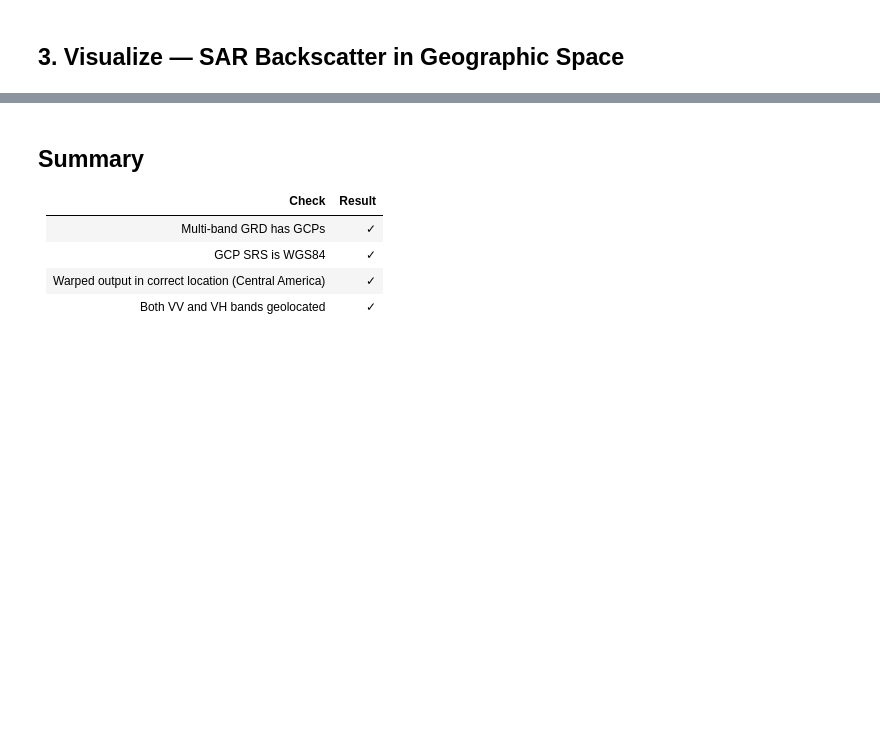
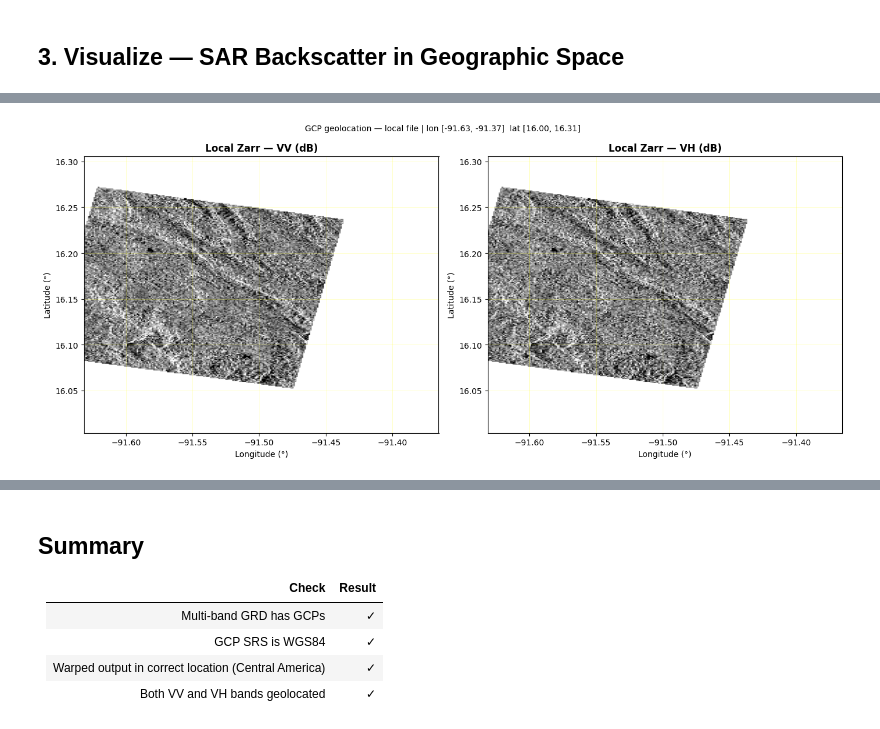
Before and after one commit to EOPF-Sample-Service/GDAL-ZARR-EOPF, a Jupyter notebook: notebooks/14-Sentinel-1-GRD-Geolocation-Verification.ipynb, the cells around one changed output, grey strips where cells are left out. Cells and saved outputs as stored; diff of their text form; code cells hidden in the pictures; blank space fills up the shorter version.

```diff
--- a/notebooks/14-Sentinel-1-GRD-Geolocation-Verification.ipynb
+++ b/notebooks/14-Sentinel-1-GRD-Geolocation-Verification.ipynb
@@ -114,0 +190,81 @@ ds_mb = None
+# %%
+import numpy as np
+import matplotlib.pyplot as plt
+from osgeo import gdal
+
+gdal.UseExceptions()
+
+local_path = "/home/yadagale/work/gdal-zarr-eopf/GDAL-ZARR-EOPF/docs/s1_grd_local.zarr"
+ds_local = gdal.Open(f"EOPFZARR:'{local_path}'")
+assert ds_local is not None, "Failed to open local Zarr"
+
+print(f"Bands:     {ds_local.RasterCount}  ({', '.join(ds_local.GetRasterBand(i+1).GetDescription() for i in range(ds_local.RasterCount))})")
+print(f"Size:      {ds_local.RasterXSize} x {ds_local.RasterYSize}")
+print(f"GCP count: {ds_local.GetGCPCount()}")
+
+srs = ds_local.GetGCPSpatialRef()
+print(f"GCP SRS:   {srs.GetName() if srs else 'NONE'}")
+
+gcps = ds_local.GetGCPs()
+lons = [g.GCPX for g in gcps]
+lats = [g.GCPY for g in gcps]
+print(f"Full extent: lon [{min(lons):.3f}, {max(lons):.3f}]  lat [{min(lats):.3f}, {max(lats):.3f}]")
+
+# Only 2048x2048 pixels were downloaded — compute bounds from GCPs within that region
+DOWNLOADED_PIXELS = 2048
+subset_gcps = [g for g in gcps if g.GCPPixel <= DOWNLOADED_PIXELS and g.GCPLine <= DOWNLOADED_PIXELS]
+pad = 0.05
+bounds = [
+    min(g.GCPX for g in subset_gcps) - pad,
+    min(g.GCPY for g in subset_gcps) - pad,
+    max(g.GCPX for g in subset_gcps) + pad,
+    max(g.GCPY for g in subset_gcps) + pad,
+]
+print(f"Data extent: lon [{bounds[0]+pad:.3f}, {bounds[2]-pad:.3f}]  lat [{bounds[1]+pad:.3f}, {bounds[3]-pad:.3f}]")
+
+warped = gdal.Warp(
+    '', ds_local, format='MEM', dstSRS='EPSG:4326',
+    width=256, height=0, resampleAlg='near',
+    outputBounds=bounds,
+)
+assert warped is not None, "Warp failed"
+gt = warped.GetGeoTransform()
+print(f"Warped origin: lon={gt[0]:.4f}  lat={gt[3]:.4f}")
+
+try:
+    vv = warped.GetRasterBand(1).ReadAsArray().astype(np.float32)
+    vh = warped.GetRasterBand(2).ReadAsArray().astype(np.float32) if warped.RasterCount >= 2 else None
+
+    def to_db(arr):
+        return 10 * np.log10(np.where(arr > 0, arr, np.nan))
+
+    extent = [gt[0], gt[0] + gt[1] * warped.RasterXSize,
+              gt[3] + gt[5] * warped.RasterYSize, gt[3]]
+
+    bands = [(vv, 'VV (dB)'), (vh, 'VH (dB)')] if vh is not None else [(vv, 'VV (dB)')]
+    fig, axes = plt.subplots(1, len(bands), figsize=(7 * len(bands), 6))
+    if len(bands) == 1:
+        axes = [axes]
+
+    for ax, (data, title) in zip(axes, bands):
+        db = to_db(data)
+        vmin, vmax = np.nanpercentile(db, [2, 98])
+        ax.imshow(db, cmap='gray', vmin=vmin, vmax=vmax, extent=extent, aspect='auto')
+        ax.set_title(f'Local Zarr — {title}', fontweight='bold')
+        ax.set_xlabel('Longitude (°)')
+        ax.set_ylabel('Latitude (°)')
+        ax.grid(True, alpha=0.3, color='yellow', linewidth=0.5)
+
+    plt.suptitle(
+        f'GCP geolocation — local file | lon [{extent[0]:.2f}, {extent[1]:.2f}]  lat [{extent[2]:.2f}, {extent[3]:.2f}]',
+        fontsize=10,
+    )
+    plt.tight_layout()
+    plt.show()
+    print("✓ Local Zarr correctly geolocated via GCPs")
+except Exception as e:
+    print(f"Plot skipped: {e}")
+
+warped = None
+ds_local = None
+# %% [output]
@@ -114,0 +278 @@ ds_mb = None
+[figure, added]
```
Also changed, not shown: parts of 7 cells of this notebook, 2 other files.
